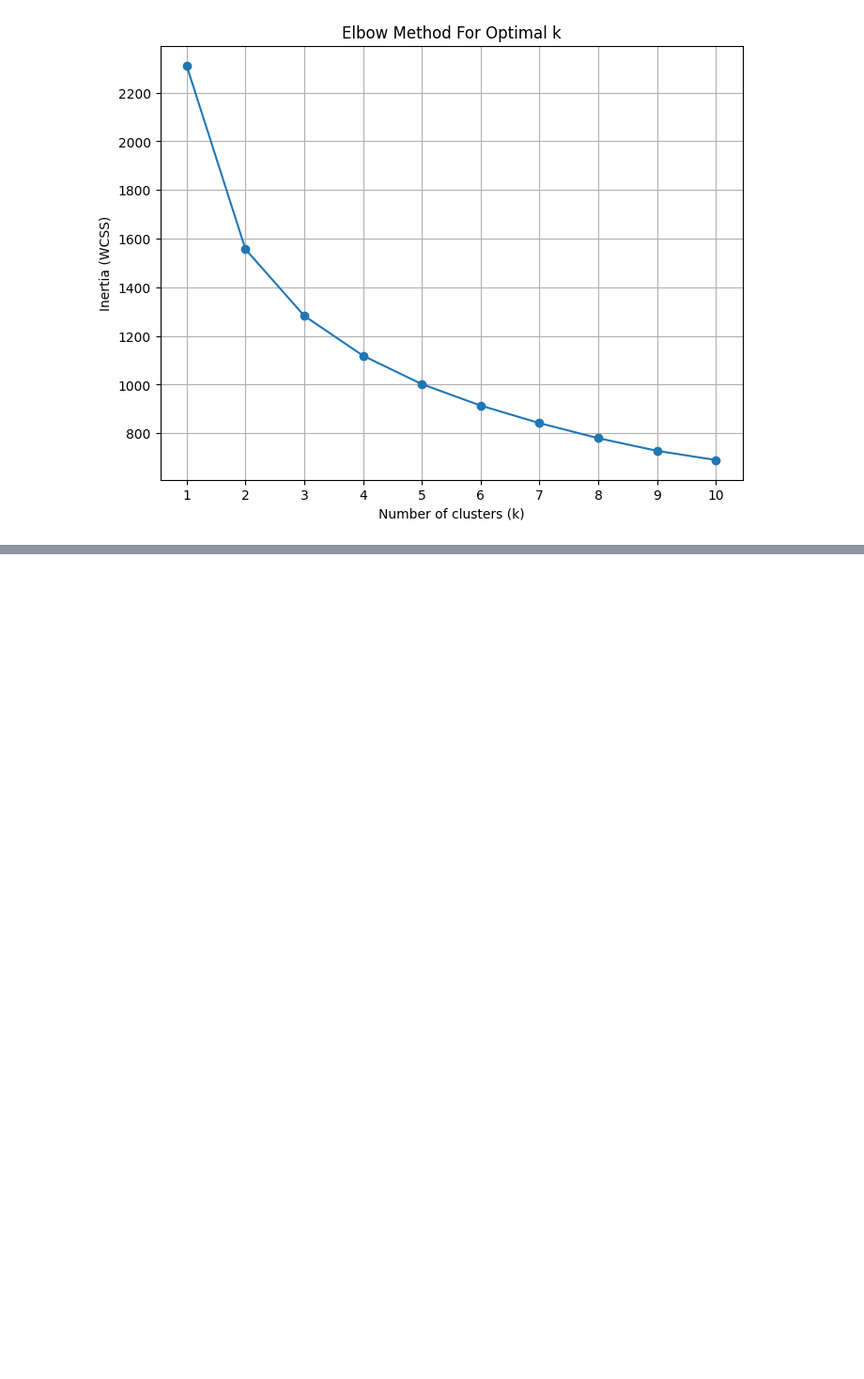
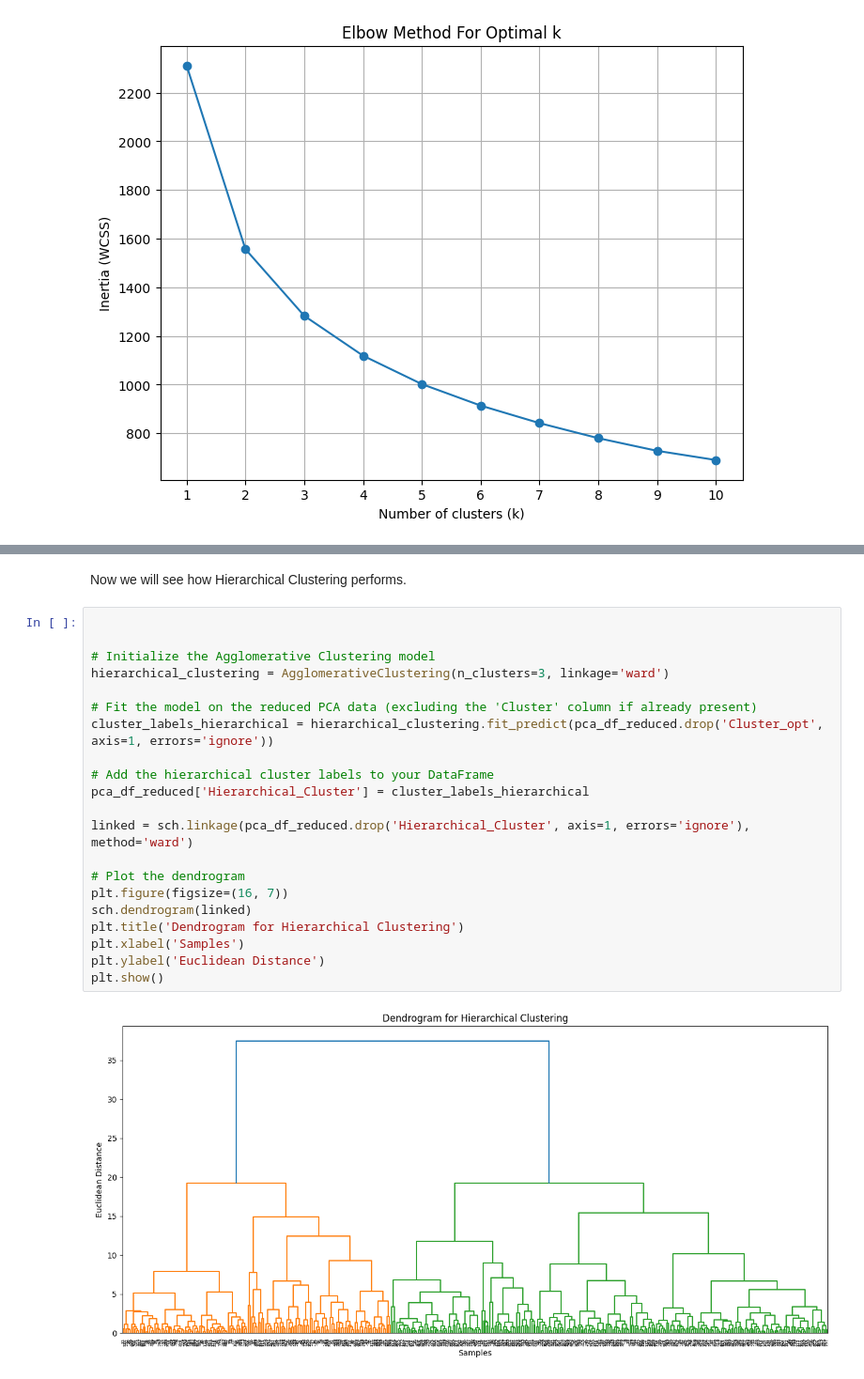
Before and after one commit to RayhaanDtg/Customer-Segmentation-Unsupervised-Learning, a Jupyter notebook: Customer-Segmentation.ipynb, the cells around one changed output, grey strips where cells are left out. Shown at 94% size. Saved outputs shown, nothing was run; the diff lists cells and outputs as text; blank space fills up the shorter version.

```diff
--- a/Customer-Segmentation.ipynb
+++ b/Customer-Segmentation.ipynb
@@ -423,0 +430,25 @@ plt.show()
+# %% [markdown]
+Now we will see how Hierarchical Clustering performs.
+# %%
+
+
+# Initialize the Agglomerative Clustering model
+hierarchical_clustering = AgglomerativeClustering(n_clusters=3, linkage='ward')
+
+# Fit the model on the reduced PCA data (excluding the 'Cluster' column if already present)
+cluster_labels_hierarchical = hierarchical_clustering.fit_predict(pca_df_reduced.drop('Cluster_opt', axis=1, errors='ignore'))
+
+# Add the hierarchical cluster labels to your DataFrame
+pca_df_reduced['Hierarchical_Cluster'] = cluster_labels_hierarchical
+
+linked = sch.linkage(pca_df_reduced.drop('Hierarchical_Cluster', axis=1, errors='ignore'), method='ward')
+
+# Plot the dendrogram
+plt.figure(figsize=(16, 7))
+sch.dendrogram(linked)
+plt.title('Dendrogram for Hierarchical Clustering')
+plt.xlabel('Samples')
+plt.ylabel('Euclidean Distance')
+plt.show()
+# %% [output]
+[figure, added]
```
Also changed, not shown: parts of 13 cells of this notebook.
